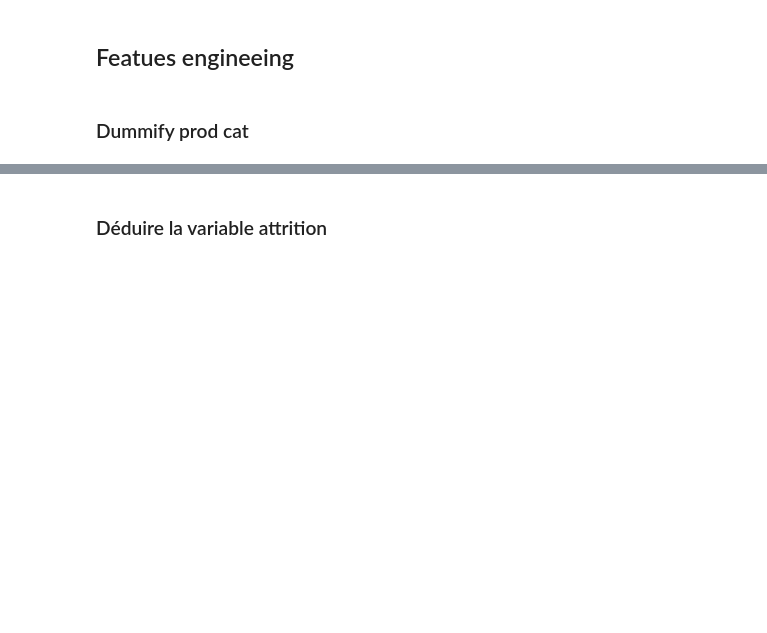
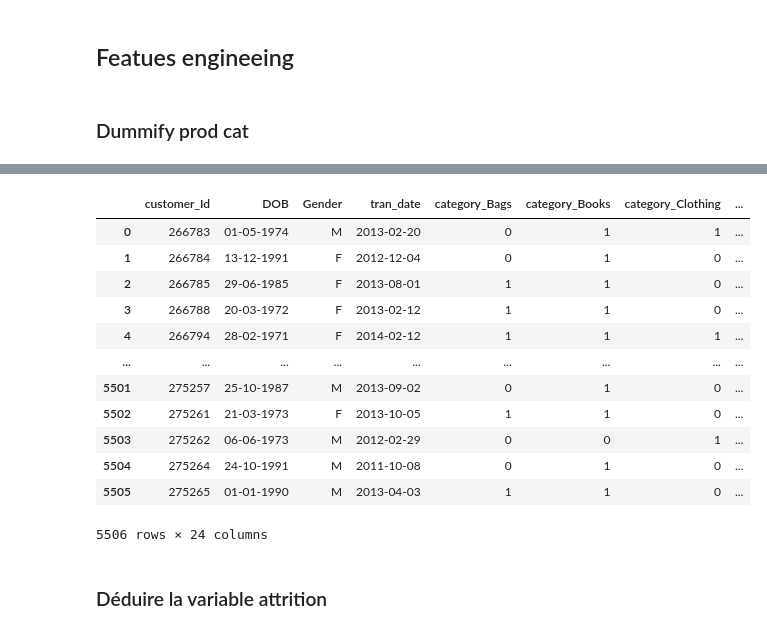
Before and after one commit to sawadogosalif/Retail-360, a Jupyter notebook: 04_Attrition_churn/01_ETL.ipynb, the cells around one changed output, grey strips where cells are left out. Cells and saved outputs as stored; diff of their text form; code cells hidden in the pictures; blank space fills up the shorter version.

```diff
--- a/04_Attrition_churn/01_ETL.ipynb
+++ b/04_Attrition_churn/01_ETL.ipynb
@@ -95,7 +109,7 @@ colonnes_max = ['DOB','Gender', 'tran_date', 'category_Bags', 'category_Books',
 transaction_min = sales_df.groupby('customer_Id').agg({'tran_date':'min'}).reset_index().rename(columns={'tran_date':'min_tran_date'})
 
 # aggregation
-sales_full = sales_df.join(pd.get_dummies(sales_df.prod_cat, prefix='category')).\
+sales_full = sales_df.join(pd.get_dummies(sales_df.prod_cat, prefix='category').astype(int)).\
     groupby('customer_Id').\
     max()[colonnes_max].\
     reset_index().\
@@ -104,7 +118,23 @@ sales_full = sales_df.join(pd.get_dummies(sales_df.prod_cat, prefix='category'))
 
 # ages calculaton
 sales_full['age'] = sales_full['DOB'].apply(calculate_age)
-sales_full['life'] = sales_full['min_tran_date'].apply(calculate_life)
+sales_full['T_month'] = round((sales_full['T']/30)).astype(int)
+# %%
+sales_full
+# %% [output]
+|  | customer_Id | DOB | Gender | tran_date | category_Bags | category_Books | category_Clothing | ... |
+| 0 | 266783 | 01-05-1974 | M | 2013-02-20 | 0 | 1 | 1 | ... |
+| 1 | 266784 | 13-12-1991 | F | 2012-12-04 | 0 | 1 | 0 | ... |
+| 2 | 266785 | 29-06-1985 | F | 2013-08-01 | 1 | 1 | 0 | ... |
+| 3 | 266788 | 20-03-1972 | F | 2013-02-12 | 1 | 1 | 0 | ... |
+| 4 | 266794 | 28-02-1971 | F | 2014-02-12 | 1 | 1 | 1 | ... |
+| ... | ... | ... | ... | ... | ... | ... | ... | ... |
+| 5501 | 275257 | 25-10-1987 | M | 2013-09-02 | 0 | 1 | 0 | ... |
+| 5502 | 275261 | 21-03-1973 | F | 2013-10-05 | 1 | 1 | 0 | ... |
+| 5503 | 275262 | 06-06-1973 | M | 2012-02-29 | 0 | 0 | 1 | ... |
+| 5504 | 275264 | 24-10-1991 | M | 2011-10-08 | 0 | 1 | 0 | ... |
+| 5505 | 275265 | 01-01-1990 | M | 2013-04-03 | 1 | 1 | 0 | ... |
+5506 rows × 24 columns
 # %% [markdown]
 ### Déduire la variable attrition
 # %%
```
Also changed, not shown: parts of 8 cells of this notebook, 1 other file.
